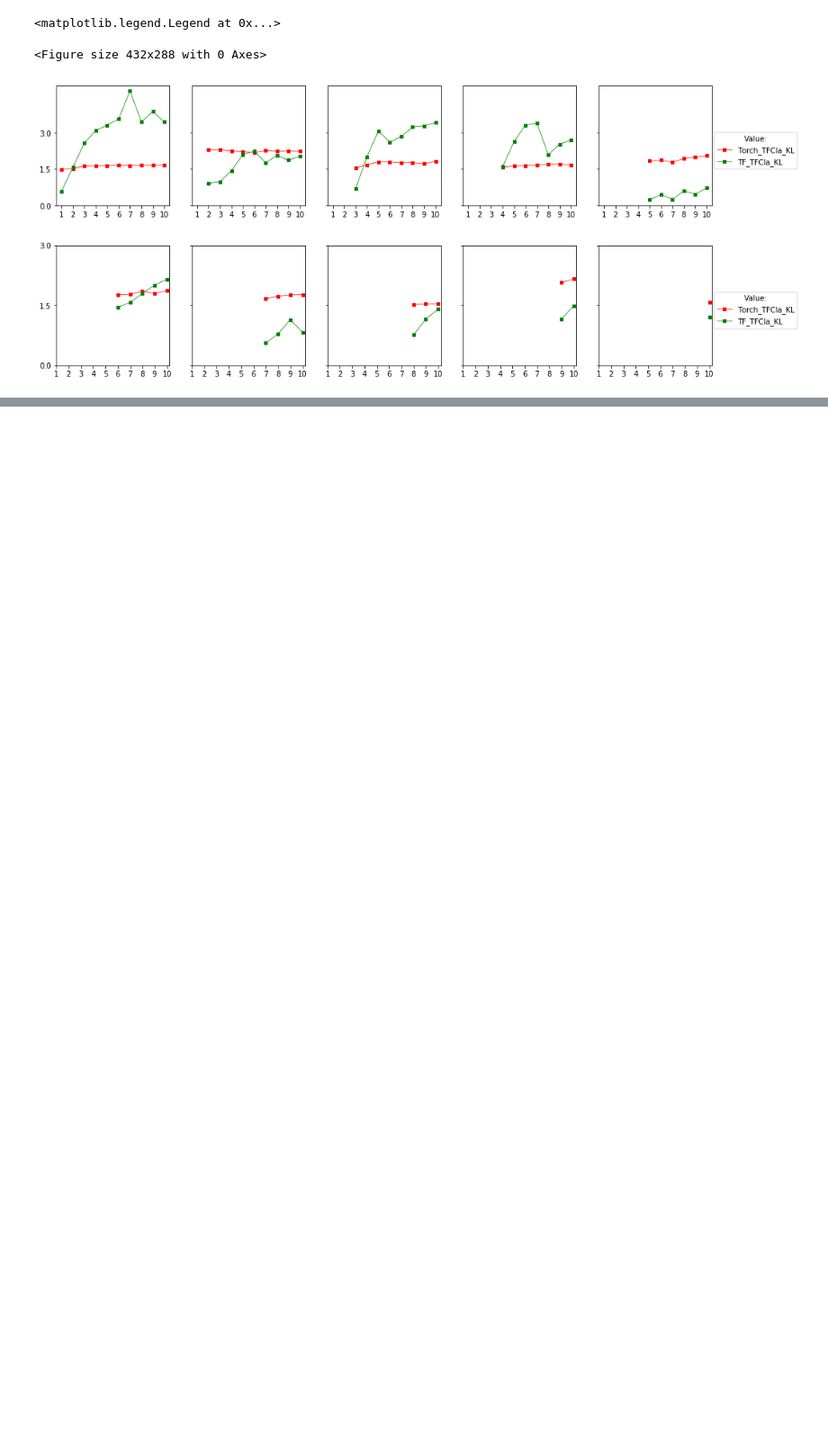
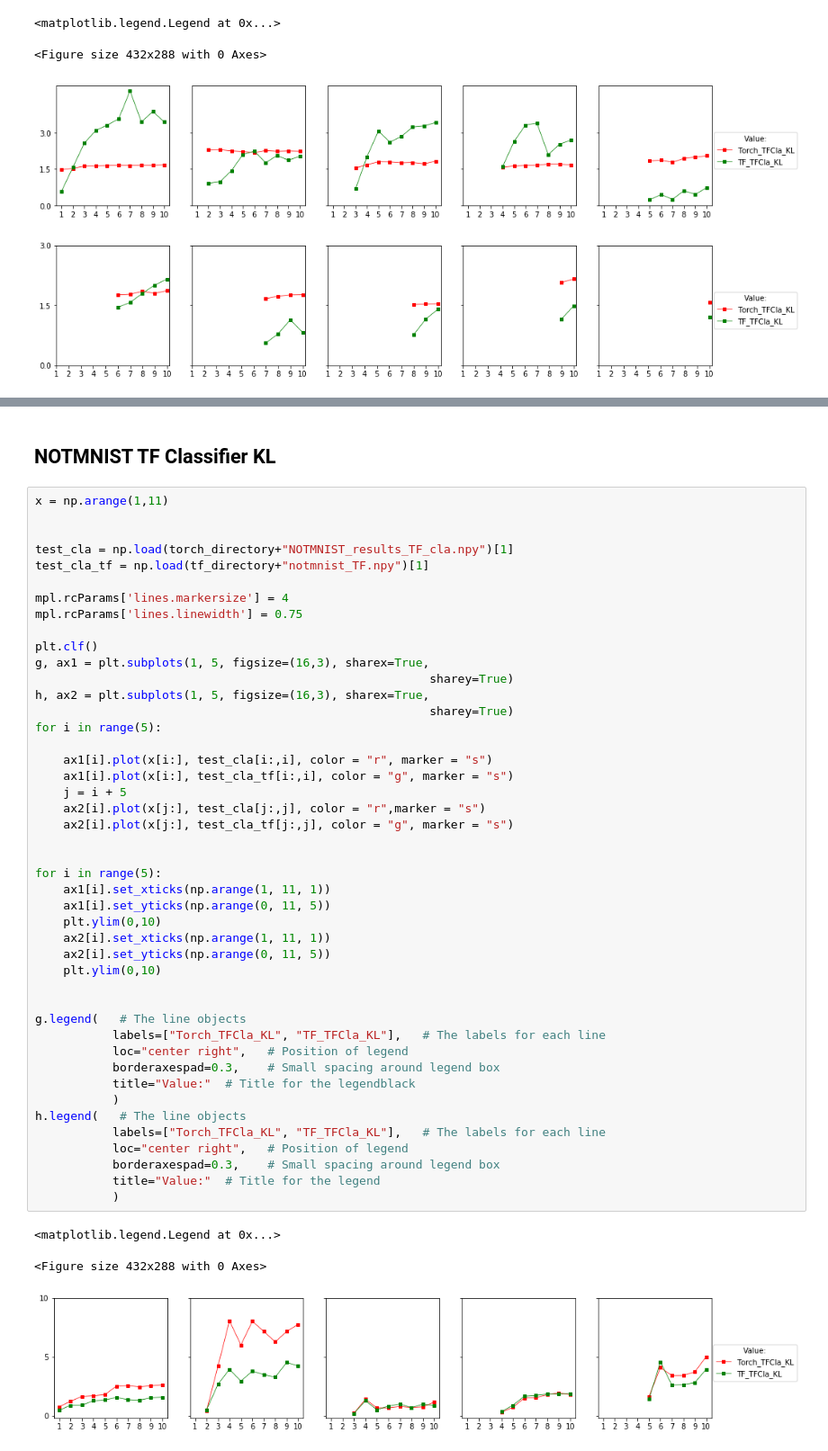
Before and after one commit to guyrom27/VariationalContinualLearning, a Jupyter notebook: Results.ipynb, the cells around one changed output, grey strips where cells are left out. Shown: that part at 90% size. Drawn from its saved outputs; the diff is of its cells as text; blank space fills up the shorter version.

```diff
--- a/Results.ipynb
+++ b/Results.ipynb
@@ -456,0 +505,51 @@ h.legend(   # The line objects
+# %% [markdown]
+<h2> NOTMNIST TF Classifier KL </h2>
+# %%
+x = np.arange(1,11)
+
+
+test_cla = np.load(torch_directory+"NOTMNIST_results_TF_cla.npy")[1]
+test_cla_tf = np.load(tf_directory+"notmnist_TF.npy")[1]
+
+mpl.rcParams['lines.markersize'] = 4
+mpl.rcParams['lines.linewidth'] = 0.75
+
+plt.clf()
+g, ax1 = plt.subplots(1, 5, figsize=(16,3), sharex=True,
+                                                        sharey=True)
+h, ax2 = plt.subplots(1, 5, figsize=(16,3), sharex=True,
+                                                        sharey=True)
+for i in range(5):
+
+    ax1[i].plot(x[i:], test_cla[i:,i], color = "r", marker = "s")
+    ax1[i].plot(x[i:], test_cla_tf[i:,i], color = "g", marker = "s")
+    j = i + 5
+    ax2[i].plot(x[j:], test_cla[j:,j], color = "r",marker = "s")
+    ax2[i].plot(x[j:], test_cla_tf[j:,j], color = "g", marker = "s")
+
+
+for i in range(5):
+    ax1[i].set_xticks(np.arange(1, 11, 1))
+    ax1[i].set_yticks(np.arange(0, 11, 5))
+    plt.ylim(0,10)
+    ax2[i].set_xticks(np.arange(1, 11, 1))
+    ax2[i].set_yticks(np.arange(0, 11, 5))
+    plt.ylim(0,10)
+
+
+g.legend(   # The line objects
+           labels=["Torch_TFCla_KL", "TF_TFCla_KL"],   # The labels for each line
+           loc="center right",   # Position of legend
+           borderaxespad=0.3,    # Small spacing around legend box
+           title="Value:"  # Title for the legendblack
+           )
+h.legend(   # The line objects
+           labels=["Torch_TFCla_KL", "TF_TFCla_KL"],   # The labels for each line
+           loc="center right",   # Position of legend
+           borderaxespad=0.3,    # Small spacing around legend box
+           title="Value:"  # Title for the legend
+           )
+# %% [output]
+<matplotlib.legend.Legend at 0x...>
+<Figure size 432x288 with 0 Axes>
+[figure, added]
```
Also changed, not shown: parts of 3 cells of this notebook, 7 other files.
